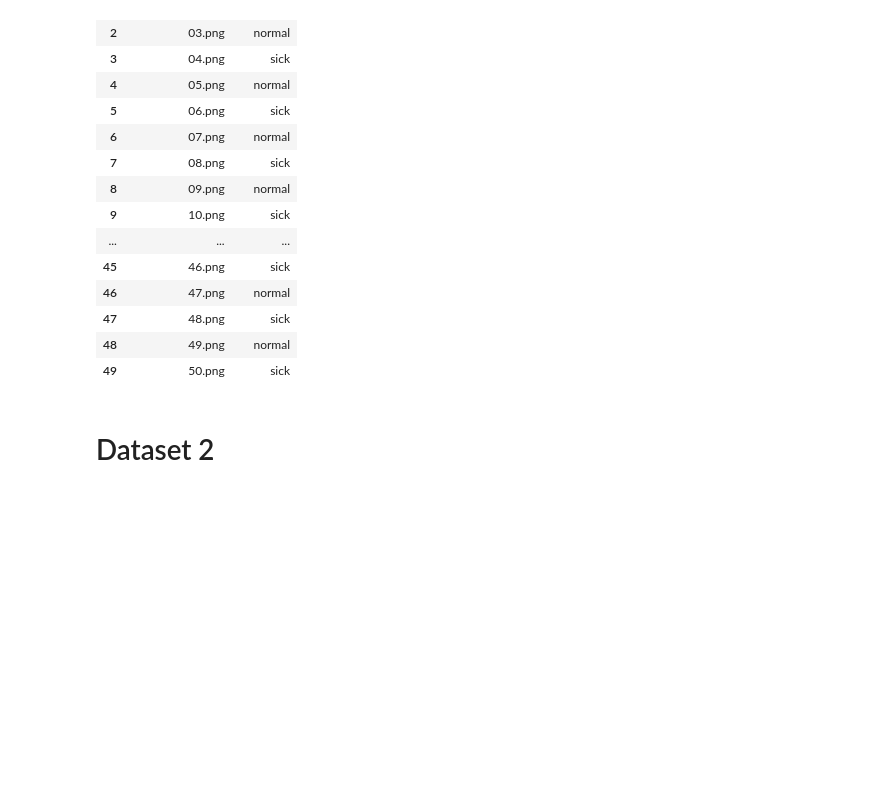
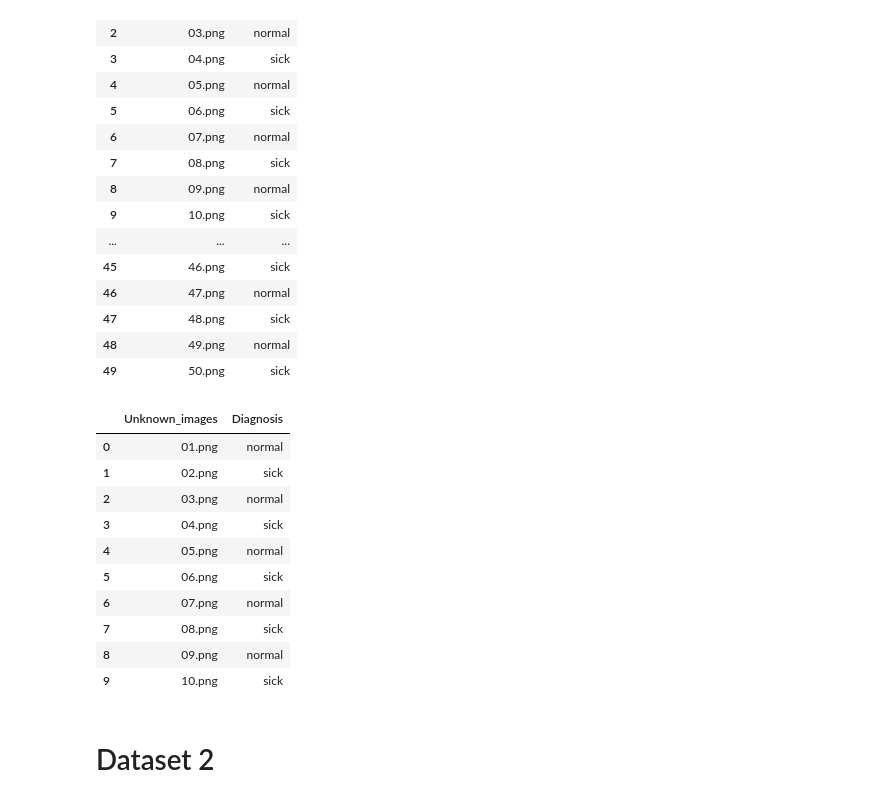
Before and after one commit to sulaiman-kagumire/MCS7204-Deep-Learning-Project, a Jupyter notebook: chest_opacity_classification.ipynb, the cells around one changed output. Drawn from its saved outputs; the diff is of its cells as text; code cells hidden in the pictures; blank space fills up the shorter version.

```diff
--- a/chest_opacity_classification.ipynb
+++ b/chest_opacity_classification.ipynb
@@ -515,6 +560,22 @@ unknown_csv
 | 49 | 50.png | sick |
 # %%
 unknown_csv.to_csv('unknown_csv.csv', index=False)
+# %%
+unknown_csv = pd.read_csv('unknown_csv.csv')
+# %%
+unknown_csv.head(10)
+# %% [output]
+|  | Unknown_images | Diagnosis |
+| 0 | 01.png | normal |
+| 1 | 02.png | sick |
+| 2 | 03.png | normal |
+| 3 | 04.png | sick |
+| 4 | 05.png | normal |
+| 5 | 06.png | sick |
+| 6 | 07.png | normal |
+| 7 | 08.png | sick |
+| 8 | 09.png | normal |
+| 9 | 10.png | sick |
 # %% [markdown]
 # Dataset 2
 # %%
```
Also changed, not shown: parts of 8 cells of this notebook.
